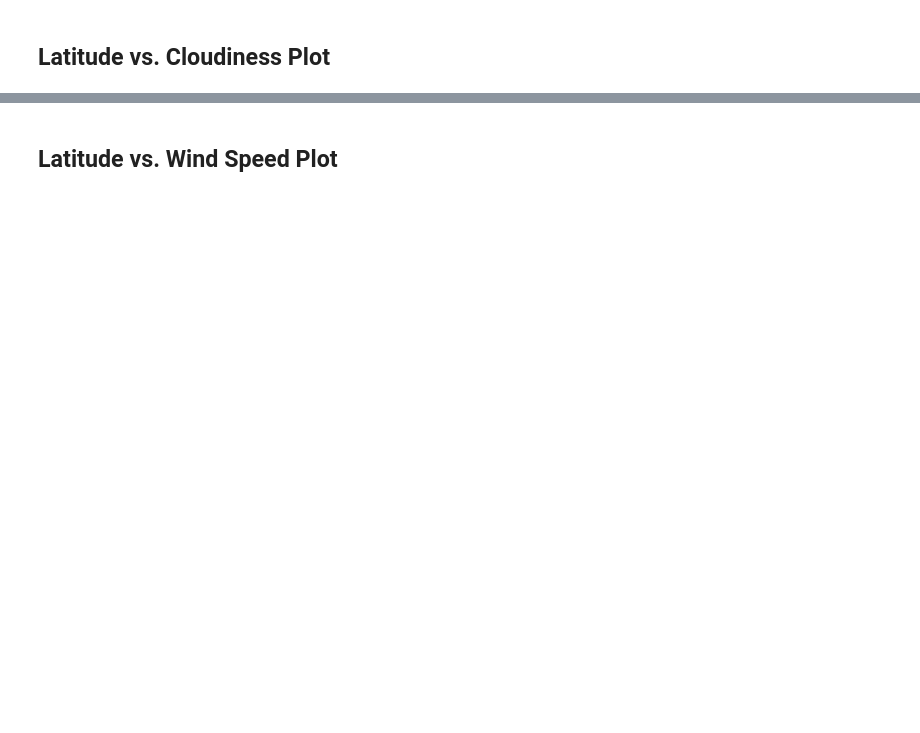
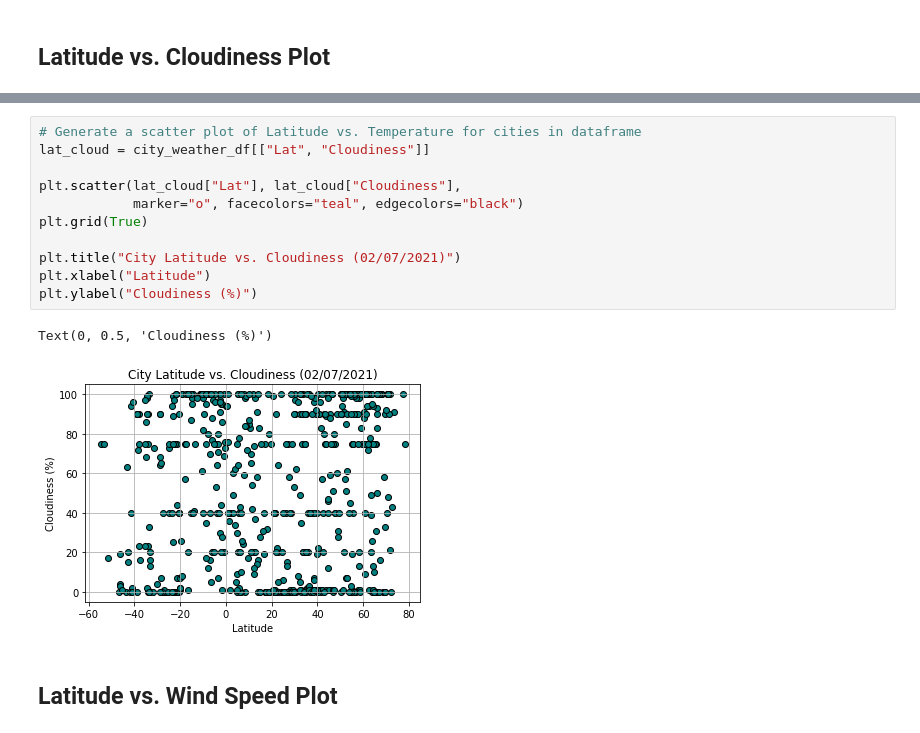
Before and after one commit to mchua004/python-api-challenge, a Jupyter notebook: WeatherPy/WeatherPy.ipynb, the cells around one changed output, grey strips where cells are left out. Saved outputs shown, nothing was run; the diff lists cells and outputs as text; blank space fills up the shorter version.

```diff
--- a/WeatherPy/WeatherPy.ipynb
+++ b/WeatherPy/WeatherPy.ipynb
@@ -264,2 +283,16 @@ Int64Index([], dtype='int64')
+# %%
+# Generate a scatter plot of Latitude vs. Temperature for cities in dataframe
+lat_cloud = city_weather_df[["Lat", "Cloudiness"]]
+
+plt.scatter(lat_cloud["Lat"], lat_cloud["Cloudiness"],
+            marker="o", facecolors="teal", edgecolors="black")
+plt.grid(True)
+
+plt.title("City Latitude vs. Cloudiness (02/07/2021)")
+plt.xlabel("Latitude")
+plt.ylabel("Cloudiness (%)")
+# %% [output]
+Text(0, 0.5, 'Cloudiness (%)')
+[figure, added]
 # %% [markdown]
 ## Latitude vs. Wind Speed Plot
```
Also changed, not shown: parts of 23 cells of this notebook.
